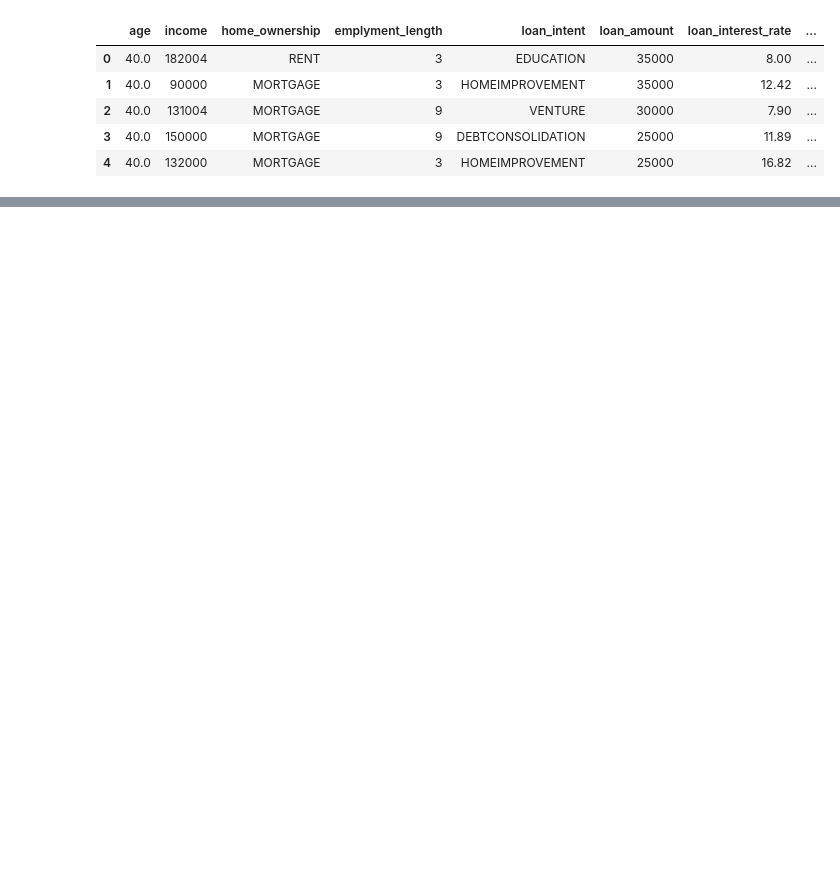
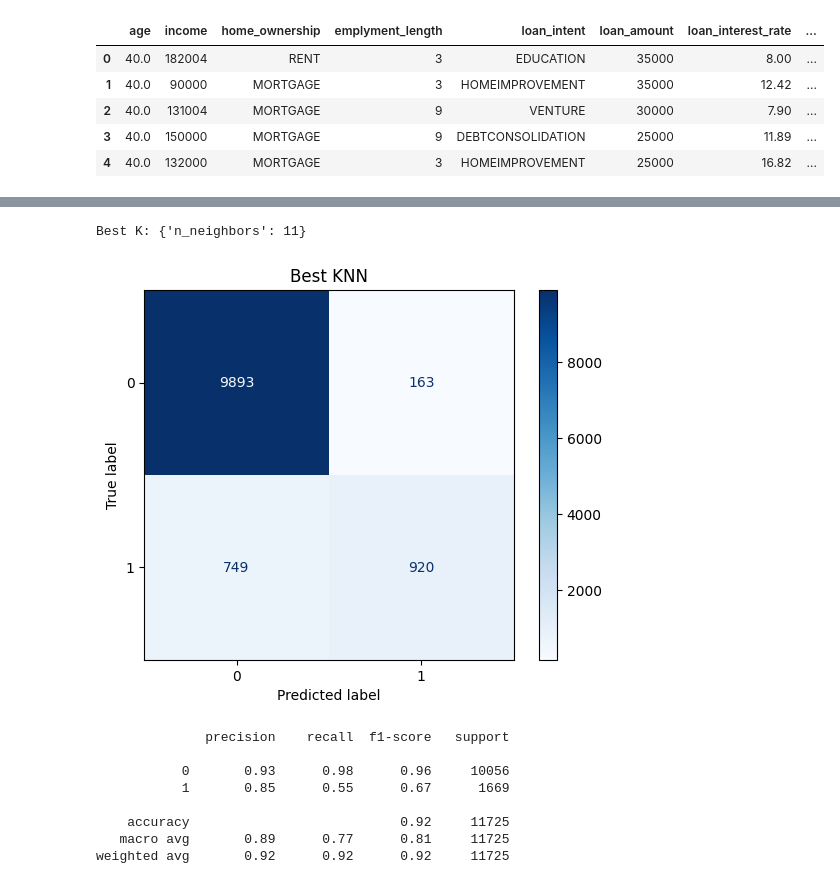
Before and after one commit to abdulraheem05/Loan-Approval, a Jupyter notebook: Notebook_2.ipynb, the cells around one changed output, grey strips where cells are left out. Cells and saved outputs as stored; diff of their text form; code cells hidden in the pictures; blank space fills up the shorter version.

Commit message:
applied grd search cv and found the best param

```diff
--- a/Notebook_2.ipynb
+++ b/Notebook_2.ipynb
@@ -82,0 +149,38 @@ weighted avg       0.89      0.90      0.88     11725
+# %%
+from sklearn.metrics import make_scorer, f1_score
+
+param_grid = {
+    'n_neighbors': [3,5,7,9,11,15]
+}
+
+grid_knn = GridSearchCV(
+    KNeighborsClassifier(),
+    param_grid,
+    cv=5,
+    scoring=make_scorer(f1_score, pos_label=0) # Just one goal: Best balance for Approved
+)
+
+grid_knn.fit(x_train, y_train)
+
+print("Best K:", grid_knn.best_params_)
+# %% [output]
+Best K: {'n_neighbors': 11}
+# %%
+best_knn = grid_knn.best_estimator_
+
+y_pred_best = best_knn.predict(x_test)
+
+disp = ConfusionMatrixDisplay.from_predictions(y_test, y_pred_best, cmap='Blues')
+plt.title("Best KNN")
+plt.show()
+print(classification_report(y_test, y_pred_best))
+# %% [output]
+[figure, added]
+              precision    recall  f1-score   support
+
+           0       0.93      0.98      0.96     10056
+           1       0.85      0.55      0.67      1669
+
+    accuracy                           0.92     11725
+   macro avg       0.89      0.77      0.81     11725
+weighted avg       0.92      0.92      0.92     11725
```
Also changed, not shown: parts of 6 cells of this notebook.
